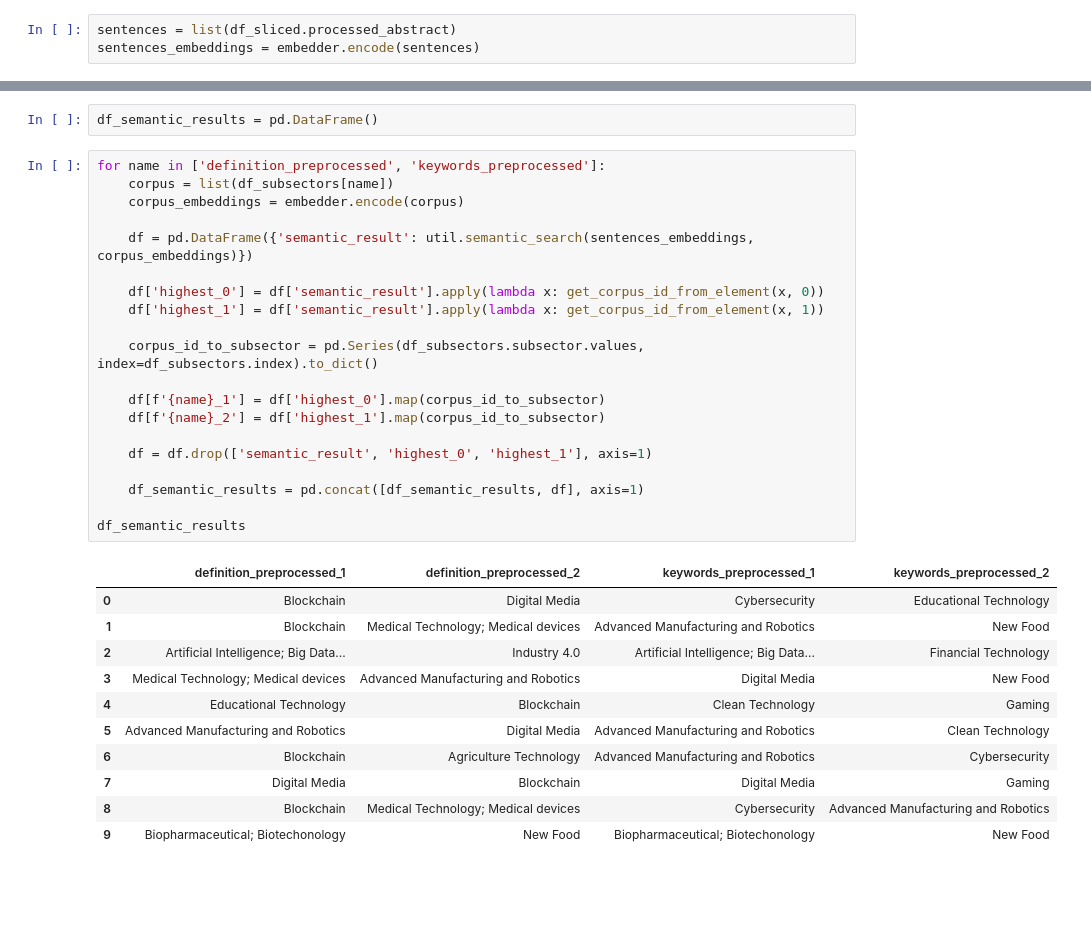
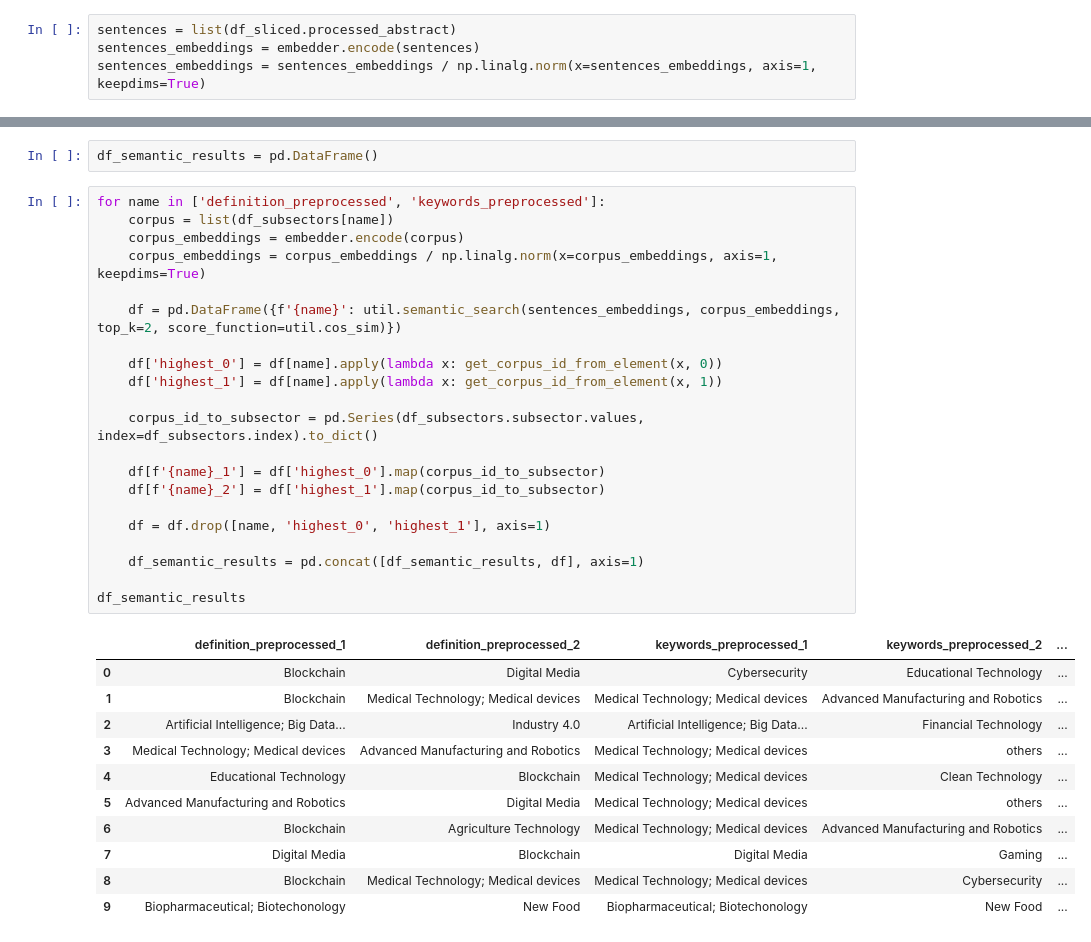
Before and after one commit to tseronni/genome, a Jupyter notebook: notebooks/semantic_search_with_deep_learning.ipynb, the cells around one changed output, grey strips where cells are left out. Cells and saved outputs as stored; diff of their text form; blank space fills up the shorter version.

```diff
--- a/notebooks/semantic_search_with_deep_learning.ipynb
+++ b/notebooks/semantic_search_with_deep_learning.ipynb
@@ -69,6 +68,7 @@ Maximum tokens allowed: 384
 # %%
 sentences = list(df_sliced.processed_abstract)
 sentences_embeddings = embedder.encode(sentences)
+sentences_embeddings = sentences_embeddings / np.linalg.norm(x=sentences_embeddings, axis=1, keepdims=True)
 # %%
 def get_corpus_id_from_element(semantic_list, i):
     return semantic_list[i].get('corpus_id')
@@ -77,32 +77,33 @@ df_semantic_results = pd.DataFrame()
 # %%
 for name in ['definition_preprocessed', 'keywords_preprocessed']:
     corpus = list(df_subsectors[name])
     corpus_embeddings = embedder.encode(corpus)
+    corpus_embeddings = corpus_embeddings / np.linalg.norm(x=corpus_embeddings, axis=1, keepdims=True)
 
-    df = pd.DataFrame({'semantic_result': util.semantic_search(sentences_embeddings, corpus_embeddings)})
+    df = pd.DataFrame({f'{name}': util.semantic_search(sentences_embeddings, corpus_embeddings, top_k=2, score_function=util.cos_sim)})
 
-    df['highest_0'] = df['semantic_result'].apply(lambda x: get_corpus_id_from_element(x, 0))
-    df['highest_1'] = df['semantic_result'].apply(lambda x: get_corpus_id_from_element(x, 1))
+    df['highest_0'] = df[name].apply(lambda x: get_corpus_id_from_element(x, 0))
+    df['highest_1'] = df[name].apply(lambda x: get_corpus_id_from_element(x, 1))
 
     corpus_id_to_subsector = pd.Series(df_subsectors.subsector.values, index=df_subsectors.index).to_dict()
 
     df[f'{name}_1'] = df['highest_0'].map(corpus_id_to_subsector)
     df[f'{name}_2'] = df['highest_1'].map(corpus_id_to_subsector)
 
-    df = df.drop(['semantic_result', 'highest_0', 'highest_1'], axis=1)
+    df = df.drop([name, 'highest_0', 'highest_1'], axis=1)
 
     df_semantic_results = pd.concat([df_semantic_results, df], axis=1)
 
 df_semantic_results
 # %% [output]
-|  | definition_preprocessed_1 | definition_preprocessed_2 | keywords_preprocessed_1 | keywords_preprocessed_2 |
-| 0 | Blockchain | Digital Media | Cybersecurity | Educational Technology |
-| 1 | Blockchain | Medical Technology; Medical devices | Advanced Manufacturing and Robotics | New Food |
-| 2 | Artificial Intelligence; Big Data... | Industry 4.0 | Artificial Intelligence; Big Data... | Financial Technology |
-| 3 | Medical Technology; Medical devices | Advanced Manufacturing and Robotics | Digital Media | New Food |
-| 4 | Educational Technology | Blockchain | Clean Technology | Gaming |
-| 5 | Advanced Manufacturing and Robotics | Digital Media | Advanced Manufacturing and Robotics | Clean Technology |
-| 6 | Blockchain | Agriculture Technology | Advanced Manufacturing and Robotics | Cybersecurity |
-| 7 | Digital Media | Blockchain | Digital Media | Gaming |
-| 8 | Blockchain | Medical Technology; Medical devices | Cybersecurity | Advanced Manufacturing and Robotics |
-| 9 | Biopharmaceutical; Biotechonology | New Food | Biopharmaceutical; Biotechonology | New Food |
+|  | definition_preprocessed_1 | definition_preprocessed_2 | keywords_preprocessed_1 | keywords_preprocessed_2 | ... |
+| 0 | Blockchain | Digital Media | Cybersecurity | Educational Technology | ... |
+| 1 | Blockchain | Medical Technology; Medical devices | Medical Technology; Medical devices | Advanced Manufacturing and Robotics | ... |
+| 2 | Artificial Intelligence; Big Data... | Industry 4.0 | Artificial Intelligence; Big Data... | Financial Technology | ... |
+| 3 | Medical Technology; Medical devices | Advanced Manufacturing and Robotics | Medical Technology; Medical devices | others | ... |
+| 4 | Educational Technology | Blockchain | Medical Technology; Medical devices | Clean Technology | ... |
+| 5 | Advanced Manufacturing and Robotics | Digital Media | Medical Technology; Medical devices | others | ... |
+| 6 | Blockchain | Agriculture Technology | Medical Technology; Medical devices | Advanced Manufacturing and Robotics | ... |
+| 7 | Digital Media | Blockchain | Digital Media | Gaming | ... |
+| 8 | Blockchain | Medical Technology; Medical devices | Medical Technology; Medical devices | Cybersecurity | ... |
+| 9 | Biopharmaceutical; Biotechonology | New Food | Biopharmaceutical; Biotechonology | New Food | ... |
```
Also changed, not shown: parts of 3 cells of this notebook, 1 other file.
